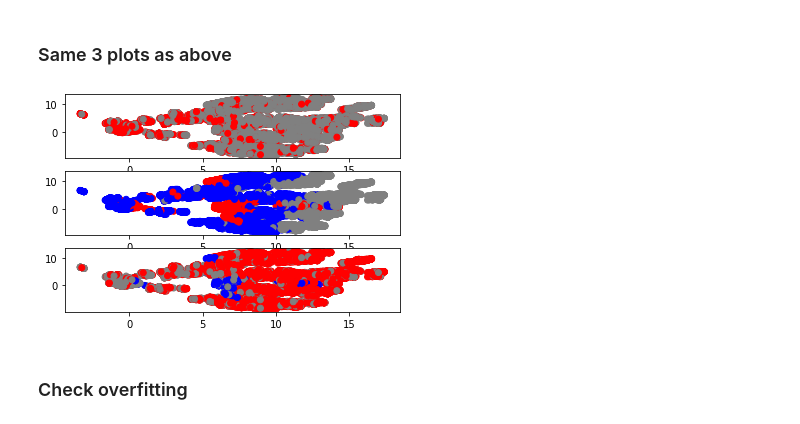
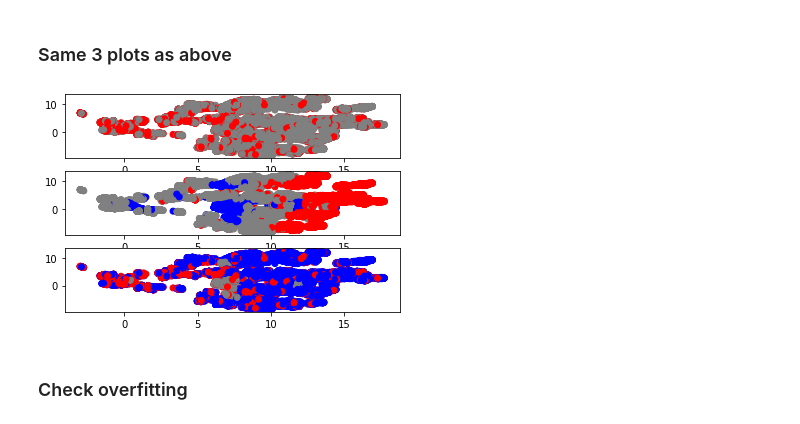
Before and after one commit to shivin9/CAC, a Jupyter notebook: notebooks/cac_analysis.ipynb, the cells around one changed output. Saved outputs shown, nothing was run; the diff lists cells and outputs as text; code cells hidden in the pictures.

```diff
--- a/notebooks/cac_analysis.ipynb
+++ b/notebooks/cac_analysis.ipynb
@@ -400,21 +406,21 @@ credit.fit(X_train, y_train)
 # %%
 gs = gridspec.GridSpec(3,1)
 
 pl.figure()
 ax = pl.subplot(gs[0])
 c = [color[int(y_train[i])] for i in range(len(y_train))]
 pl.scatter(X3[:,0], X3[:,1], color=c)
 # pl.plot([0,1])
 
 ax = pl.subplot(gs[1])
-c = [color[int(adult.labels[0][i])] for i in range(len(y_train))]
+c = [color[int(credit.labels[0][i])] for i in range(len(y_train))]
 pl.scatter(X3[:,0], X3[:,1], color=c)
 
 ax = pl.subplot(gs[2])
-c = [color[int(adult.labels[-1][i])] for i in range(len(y_train))]
+c = [color[int(credit.labels[-1][i])] for i in range(len(y_train))]
 pl.scatter(X3[:,0], X3[:,1], color=c); pl.show()
 # %% [output]
-[figure, old version]
+[figure, new version]
 # %% [markdown]
 ### Check overfitting
 # %%
```
Also changed, not shown: parts of 23 cells of this notebook, 1 other file.
